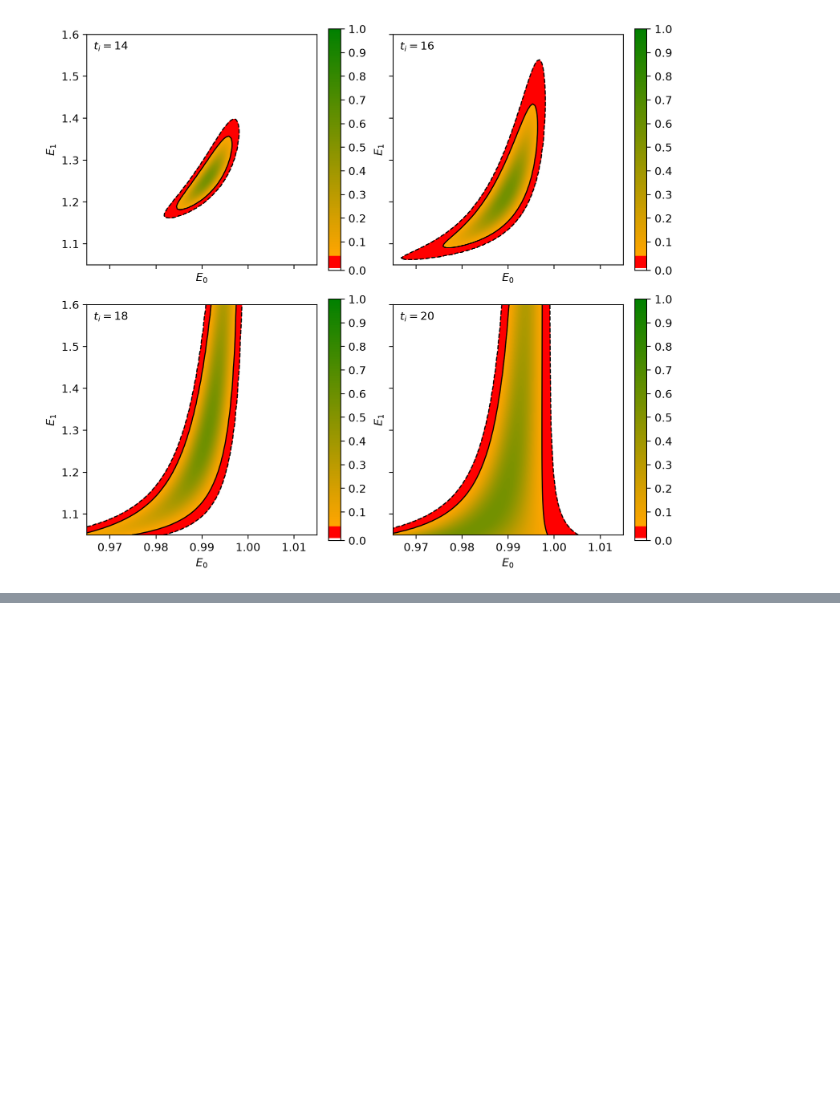
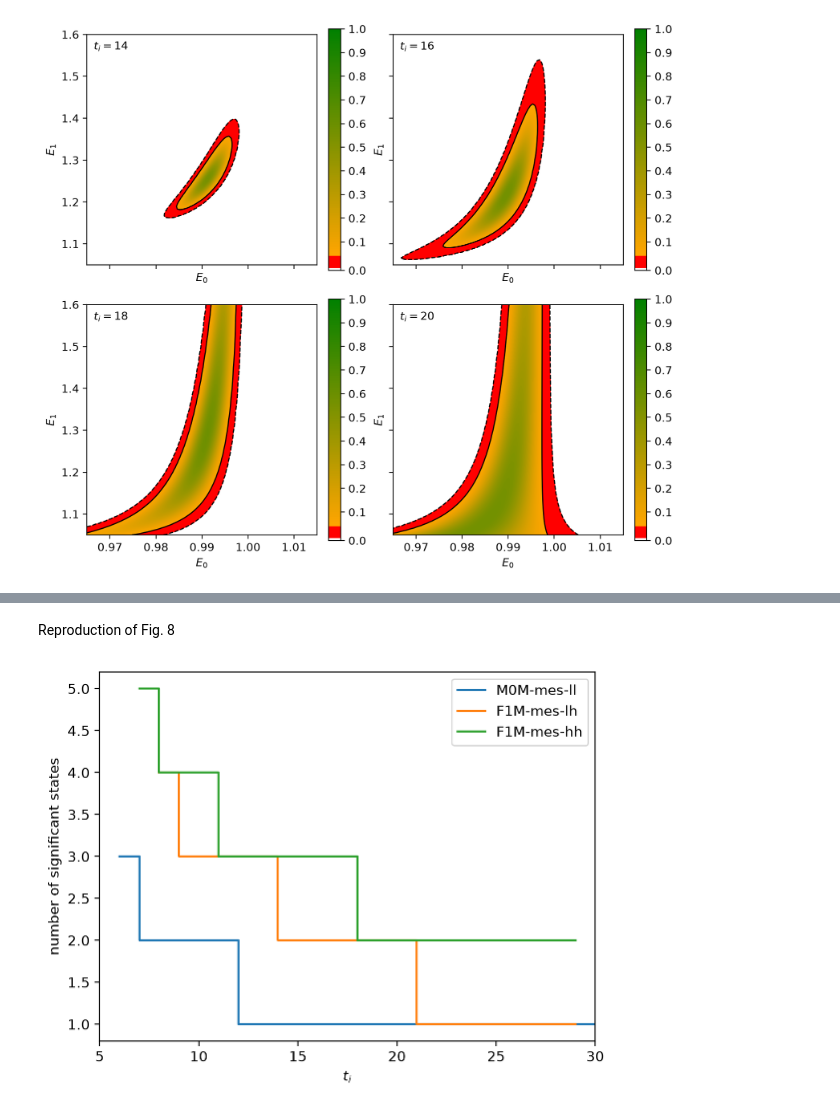
Before and after one commit to aportelli/latan, a Jupyter notebook: notebooks/2508.11541.ipynb, the cells around one changed output, grey strips where cells are left out. Cells and saved outputs as stored; diff of their text form; code cells hidden in the pictures; blank space fills up the shorter version.

Commit message:
laplace filter spectrum determination

```diff
--- a/notebooks/2508.11541.ipynb
+++ b/notebooks/2508.11541.ipynb
@@ -62,7 +67,7 @@ Plot correlation matrices and CDRs (cf. Figs. 2 & 3)
 # %%
 ranges = [(16, 48), (12, 36), (12, 36)]
 for (name, corr), r in zip(data.items(), ranges):
-    V = np.cov(corr, rowvar=False) / corr.shape[0]
+    _, V = mean_cov(corr)
     Gamma, _ = latan.var_to_corr(V)
     plt.matshow(Gamma, cmap="bwr", vmin=-1.0, vmax=1.0)
     title = f"{name} unfiltered\n"
@@ -83,7 +88,7 @@ Plot the filtered CDRs as a function of the Laplace regulator (cf. Fig. 1)
 log_range = [(-2.0, 0.0), (-1.0, 1.0), (-0.5, 1.0)]
 npts = 1000
 for (name, corr), r, lr in zip(data.items(), ranges, log_range):
-    V = np.cov(corr, rowvar=False) / corr.shape[0]
+    _, V = mean_cov(corr)
     Gamma, _ = latan.var_to_corr(V)
     cdr_ref = latan.cdr(Gamma)
     cdr_range_ref = latan.cdr(Gamma[r[0] : r[1], r[0] : r[1]])
@@ -154,7 +159,7 @@ class Cdr:
 
 for (name, corr), r in zip(data.items(), ranges):
     print(f"==== {name}")
-    V = np.cov(corr, rowvar=False) / corr.shape[0]
+    _, V = mean_cov(corr)
     cost = Cdr(V)
     m = Minuit(cost, 5.0, name=("lamb",))
     m.limits["lamb"] = (0.0, 5.0)
@@ -265,0 +267,7 @@ plt.show()
+# %%
+corr = data["F1M-mes-hh"]
+mean, cov = mean_cov(corr)
+spec = latan.lfilter_spectrum(
+    mean, cov, n_state=5, ti=8, tf=36, alpha=0.05, verbose=True
+)
+print(f"spectrum: {spec.energies[spec.sig_states - 1]}")
@@ -265,0 +284,20 @@ plt.show()
+# %% [markdown]
+Reproduction of Fig. 8
+# %%
+for (name, corr), r in zip(data.items(), ranges):
+    mean, cov = mean_cov(corr)
+    sig_state = []
+    tis = []
+    for ti in range(6, r[1] - 6):
+        spec = latan.lfilter_spectrum(mean, cov, n_state=5, ti=ti, tf=r[1], alpha=0.05)
+        if spec.sig_states > 0:
+            tis.append(ti)
+            sig_state.append(spec.sig_states)
+    plt.step(tis, sig_state, label=name, where="post")
+plt.xlim(5, 30)
+plt.xlabel(r"$t_i$")
+plt.ylabel("number of significant states")
+plt.legend()
+plt.show()
+# %% [output]
+[figure, added]
```
Also changed, not shown: parts of 7 cells of this notebook, 3 other files.
